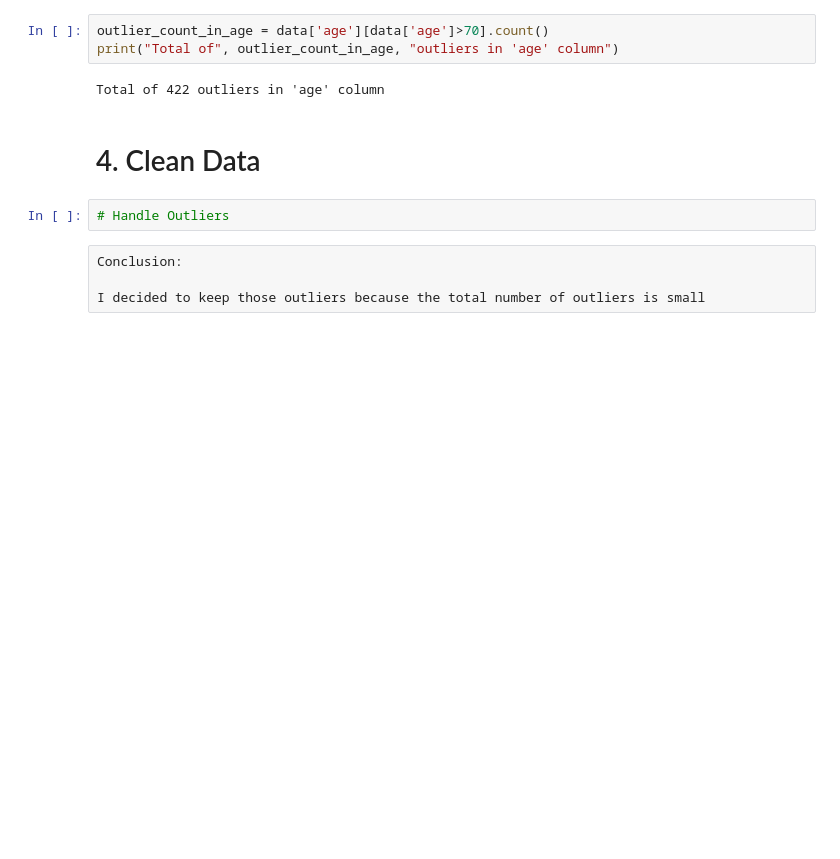
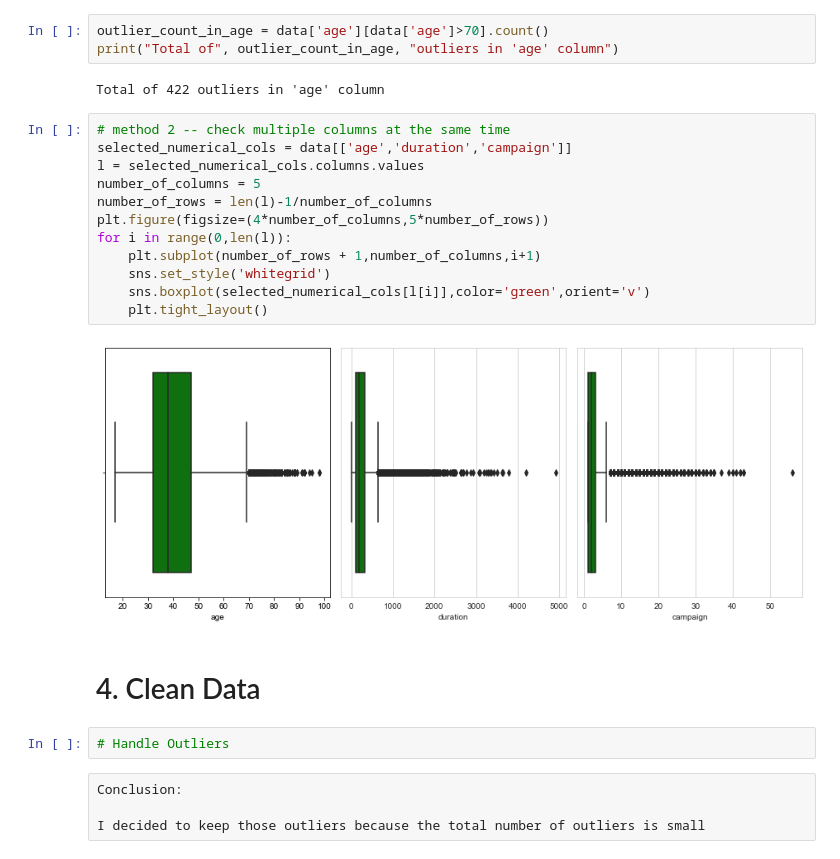
Before and after one commit to sunnysang2021/DC, a Jupyter notebook: QL_DSA_TakeHome_Assessment_LS.ipynb, the cells around one changed output. Cells and saved outputs as stored; diff of their text form; blank space fills up the shorter version.

```diff
--- a/QL_DSA_TakeHome_Assessment_LS.ipynb
+++ b/QL_DSA_TakeHome_Assessment_LS.ipynb
@@ -341,6 +348,20 @@ outlier_count_in_age = data['age'][data['age']>70].count()
 print("Total of", outlier_count_in_age, "outliers in 'age' column")
 # %% [output]
 Total of 422 outliers in 'age' column
+# %%
+# method 2 -- check multiple columns at the same time
+selected_numerical_cols = data[['age','duration','campaign']]
+l = selected_numerical_cols.columns.values
+number_of_columns = 5
+number_of_rows = len(l)-1/number_of_columns
+plt.figure(figsize=(4*number_of_columns,5*number_of_rows))
+for i in range(0,len(l)):
+    plt.subplot(number_of_rows + 1,number_of_columns,i+1)
+    sns.set_style('whitegrid')
+    sns.boxplot(selected_numerical_cols[l[i]],color='green',orient='v')
+    plt.tight_layout()
+# %% [output]
+[figure, added]
 # %% [markdown]
 # 4. Clean Data
 # %%
```
Also changed, not shown: parts of 13 cells of this notebook.
